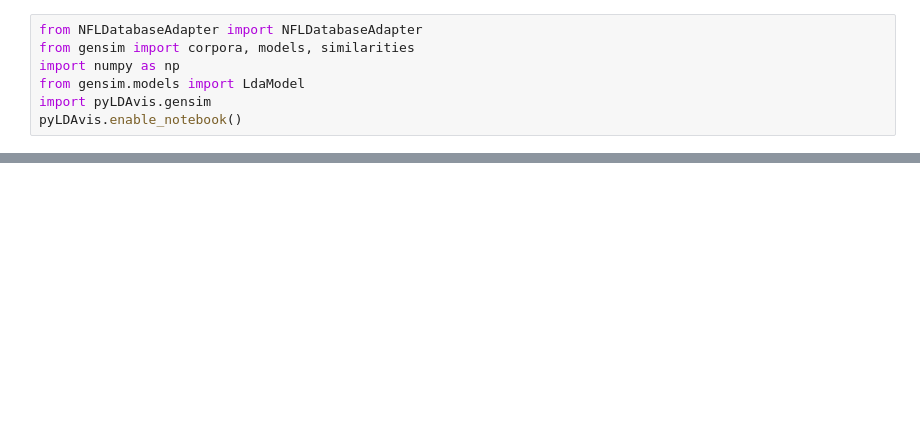
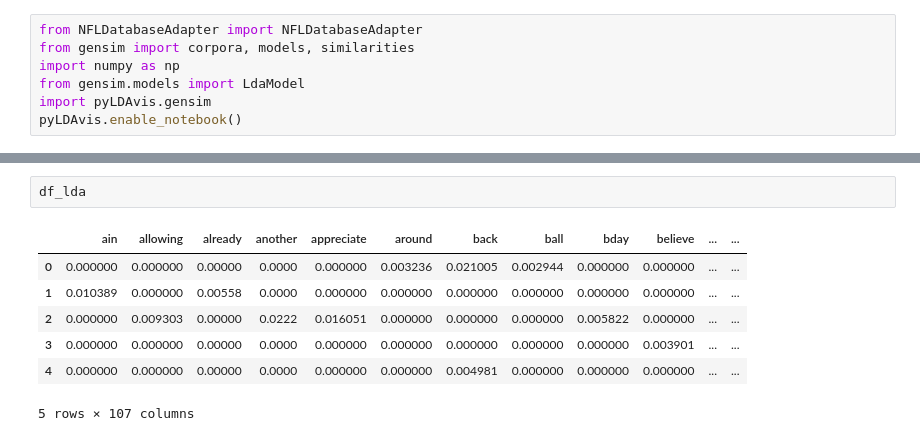
Before and after one commit to garlanjt/InBrotherhood, a Jupyter notebook: code/NFLDA_5.ipynb, the cells around one changed output, grey strips where cells are left out. Cells and saved outputs as stored; diff of their text form; blank space fills up the shorter version.

```diff
--- a/code/NFLDA_5.ipynb
+++ b/code/NFLDA_5.ipynb
@@ -73,0 +89,10 @@ pyLDAvis.display(Broncos_display)
+# %%
+df_lda
+# %% [output]
+|  | ain | allowing | already | another | appreciate | around | back | ball | bday | believe | ... | ... |
+| 0 | 0.000000 | 0.000000 | 0.00000 | 0.0000 | 0.000000 | 0.003236 | 0.021005 | 0.002944 | 0.000000 | 0.000000 | ... | ... |
+| 1 | 0.010389 | 0.000000 | 0.00558 | 0.0000 | 0.000000 | 0.000000 | 0.000000 | 0.000000 | 0.000000 | 0.000000 | ... | ... |
+| 2 | 0.000000 | 0.009303 | 0.00000 | 0.0222 | 0.016051 | 0.000000 | 0.000000 | 0.000000 | 0.005822 | 0.000000 | ... | ... |
+| 3 | 0.000000 | 0.000000 | 0.00000 | 0.0000 | 0.000000 | 0.000000 | 0.000000 | 0.000000 | 0.000000 | 0.003901 | ... | ... |
+| 4 | 0.000000 | 0.000000 | 0.00000 | 0.0000 | 0.000000 | 0.000000 | 0.004981 | 0.000000 | 0.000000 | 0.000000 | ... | ... |
+5 rows × 107 columns
```
Also changed, not shown: parts of 6 cells of this notebook.
